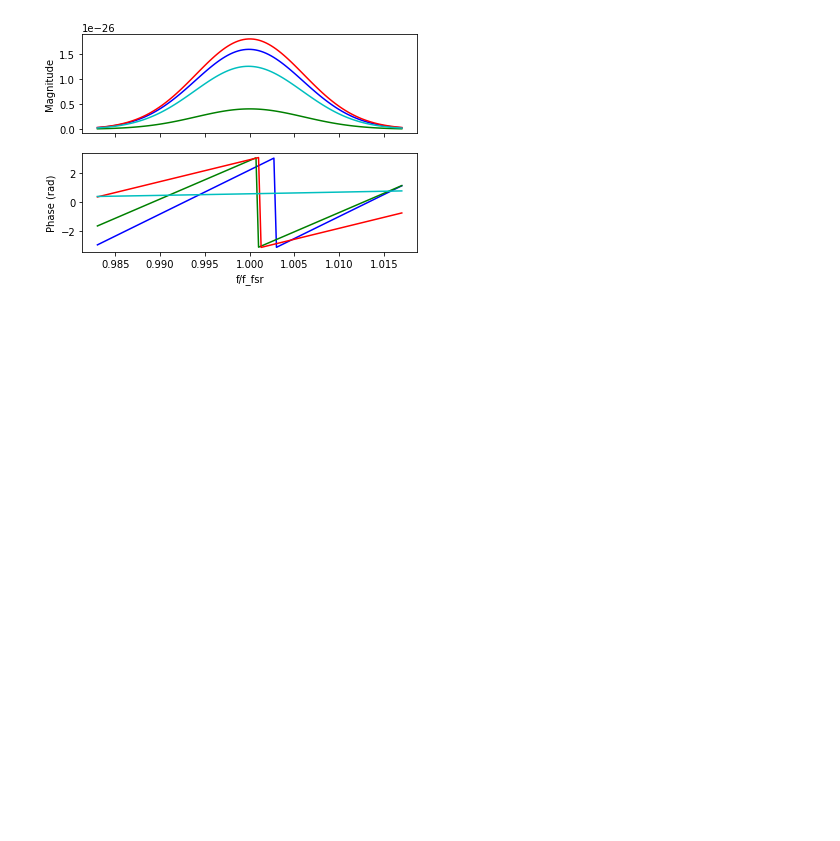
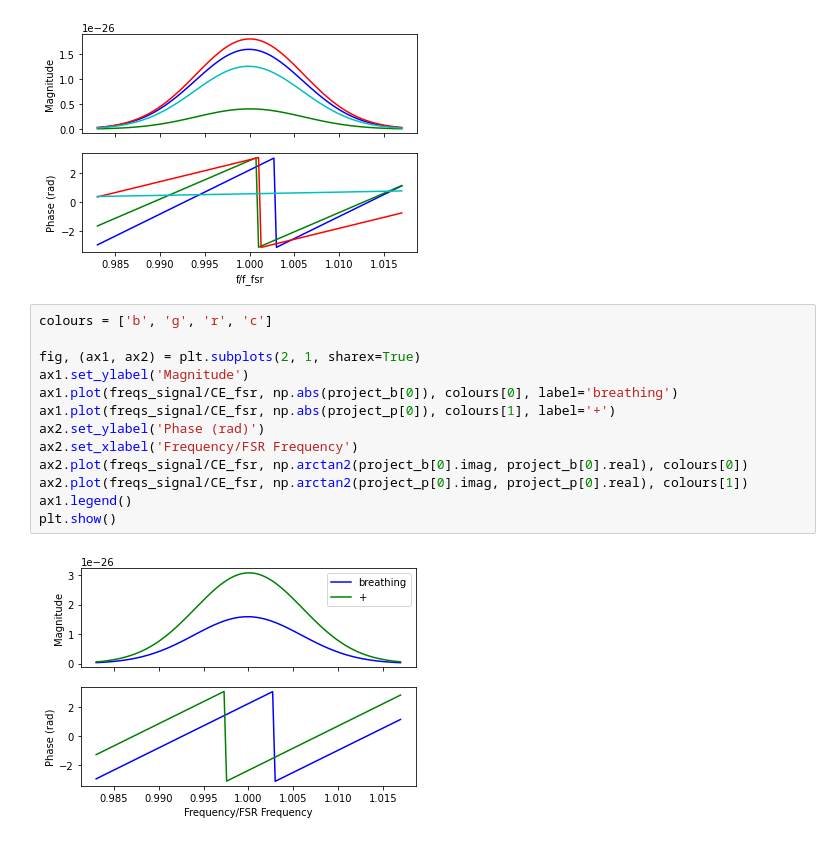
Before and after one commit to charrybdis/gw-detectors_modified, a Jupyter notebook: antenna_responses_test.ipynb, the cells around one changed output. Cells and saved outputs as stored; diff of their text form; blank space fills up the shorter version.

```diff
--- a/antenna_responses_test.ipynb
+++ b/antenna_responses_test.ipynb
@@ -497,3 +497,18 @@ for i in range(4):
 plt.show()
 # %% [output]
 [figure]
+# %%
+colours = ['b', 'g', 'r', 'c']
+
+fig, (ax1, ax2) = plt.subplots(2, 1, sharex=True)
+ax1.set_ylabel('Magnitude')
+ax1.plot(freqs_signal/CE_fsr, np.abs(project_b[0]), colours[0], label='breathing')
+ax1.plot(freqs_signal/CE_fsr, np.abs(project_p[0]), colours[1], label='+')
+ax2.set_ylabel('Phase (rad)')
+ax2.set_xlabel('Frequency/FSR Frequency')
+ax2.plot(freqs_signal/CE_fsr, np.arctan2(project_b[0].imag, project_b[0].real), colours[0])
+ax2.plot(freqs_signal/CE_fsr, np.arctan2(project_p[0].imag, project_p[0].real), colours[1])
+ax1.legend()
+plt.show()
+# %% [output]
+[figure, added]
```
Also changed, not shown: 20 other files.
